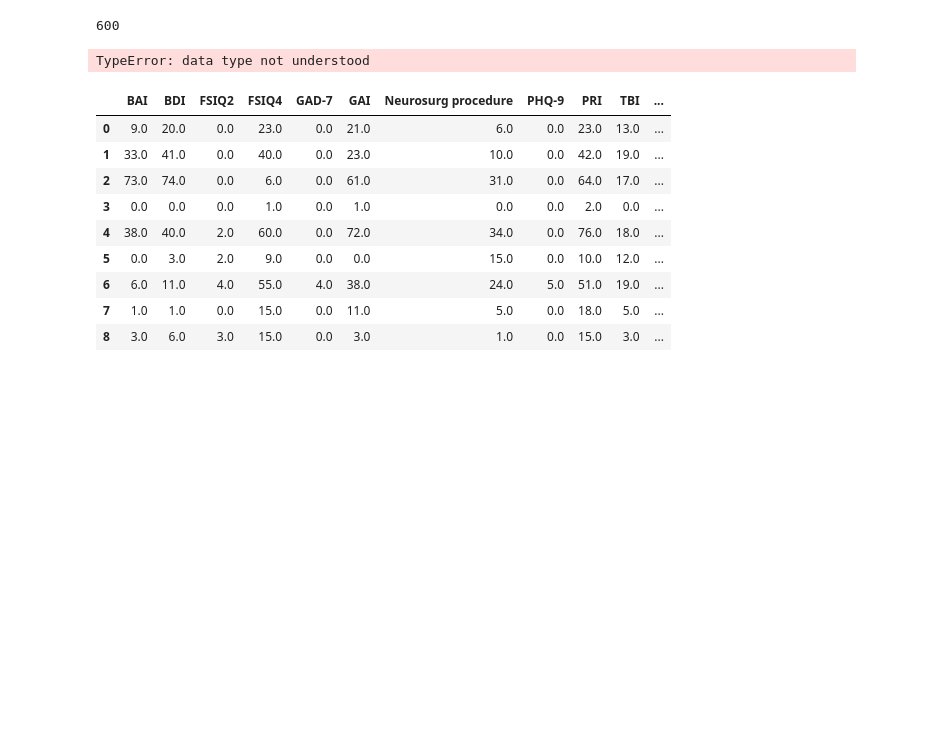
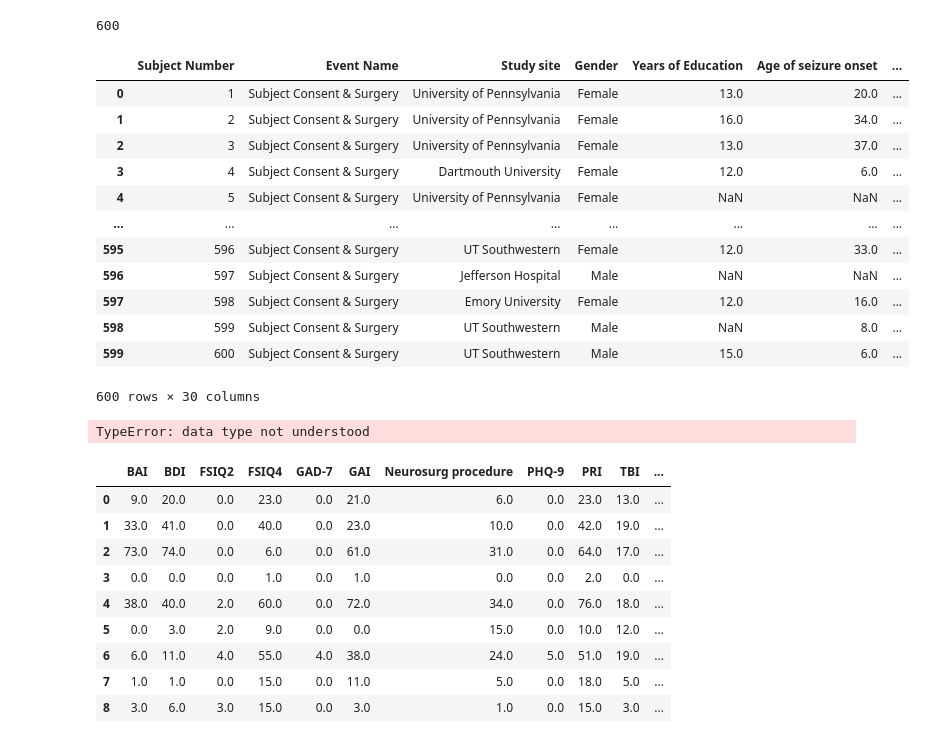
Before and after one commit to NoaHerz/Mental_health, a Jupyter notebook: MH_Master.ipynb, the cells around one changed output. Cells and saved outputs as stored; diff of their text form; code cells hidden in the pictures; blank space fills up the shorter version.

Commit message:
'Fix Master

```diff
--- a/MH_Master.ipynb
+++ b/MH_Master.ipynb
@@ -30,6 +30,22 @@ master['subject']=sub_mat
 len(master)
 # %% [output]
 600
+# %%
+master
+# %% [output]
+|  | Subject Number | Event Name | Study site | Gender | Years of Education | Age of seizure onset | ... |
+| 0 | 1 | Subject Consent & Surgery | University of Pennsylvania | Female | 13.0 | 20.0 | ... |
+| 1 | 2 | Subject Consent & Surgery | University of Pennsylvania | Female | 16.0 | 34.0 | ... |
+| 2 | 3 | Subject Consent & Surgery | University of Pennsylvania | Female | 13.0 | 37.0 | ... |
+| 3 | 4 | Subject Consent & Surgery | Dartmouth University | Female | 12.0 | 6.0 | ... |
+| 4 | 5 | Subject Consent & Surgery | University of Pennsylvania | Female | NaN | NaN | ... |
+| ... | ... | ... | ... | ... | ... | ... | ... |
+| 595 | 596 | Subject Consent & Surgery | UT Southwestern | Female | 12.0 | 33.0 | ... |
+| 596 | 597 | Subject Consent & Surgery | Jefferson Hospital | Male | NaN | NaN | ... |
+| 597 | 598 | Subject Consent & Surgery | Emory University | Female | 12.0 | 16.0 | ... |
+| 598 | 599 | Subject Consent & Surgery | UT Southwestern | Male | NaN | 8.0 | ... |
+| 599 | 600 | Subject Consent & Surgery | UT Southwestern | Male | 15.0 | 6.0 | ... |
+600 rows × 30 columns
 # %%
 # iq_list=list(np.zeros(len(master))*np.nan)
 # dep_list=list(np.zeros(len(master))*np.nan)
```
Also changed, not shown: parts of 1 cell of this notebook, 2 other files.
